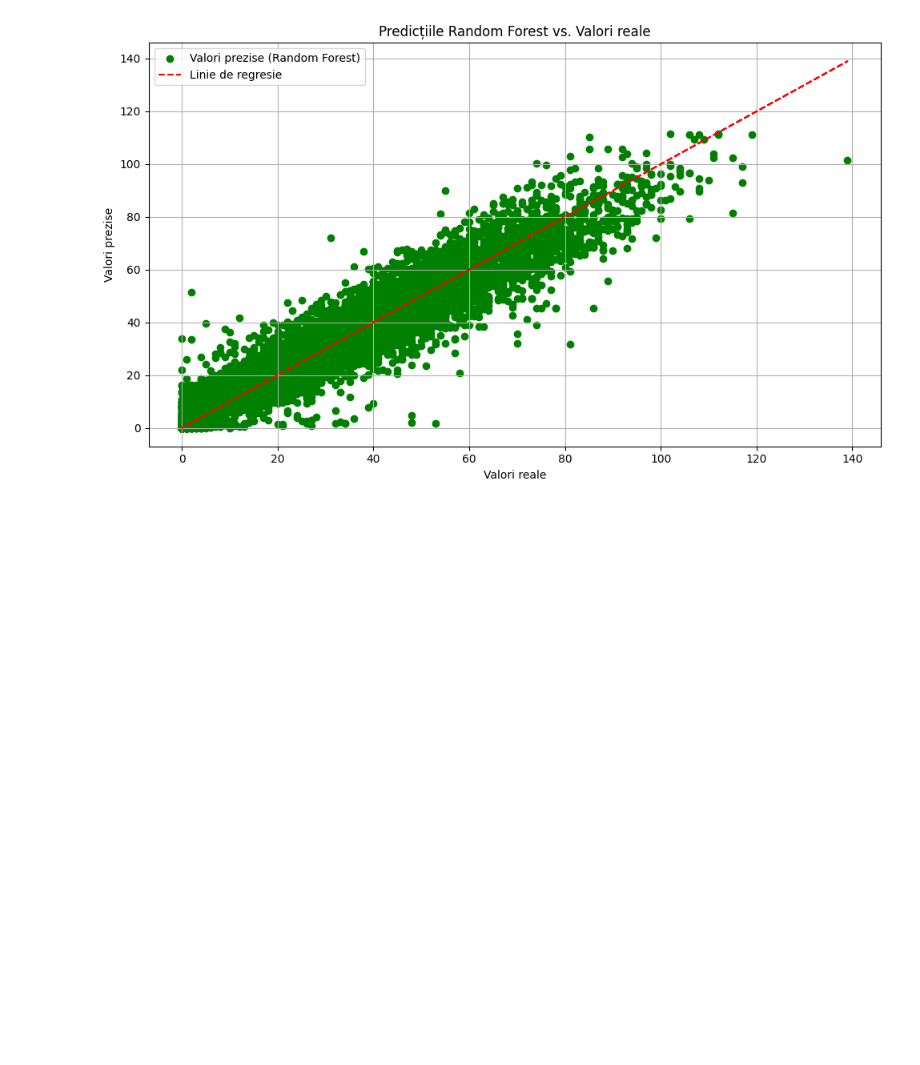
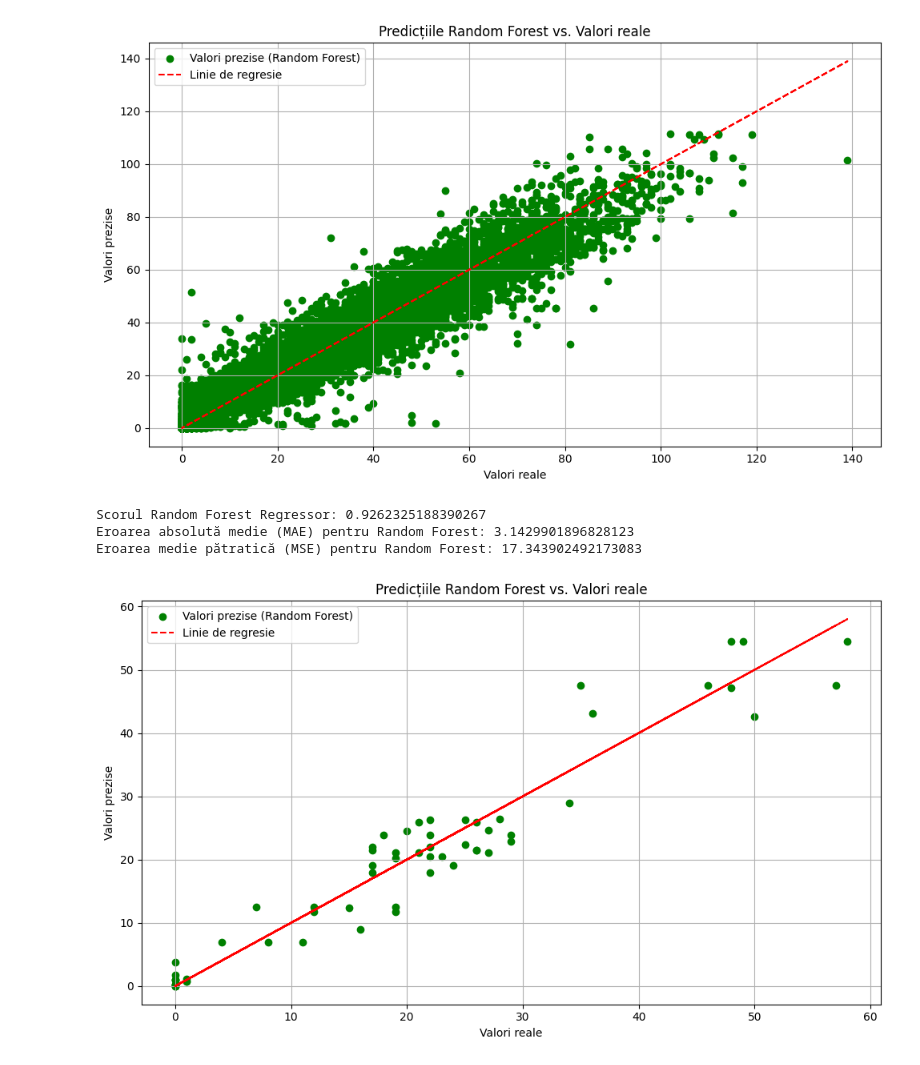
Before and after one commit to AntonelCrisan/CrowdednessCampusGYM, a Jupyter notebook: CrowdednessCampusGYM.ipynb, the cells around one changed output. Drawn from its saved outputs; the diff is of its cells as text; code cells hidden in the pictures; blank space fills up the shorter version.

```diff
--- a/CrowdednessCampusGYM.ipynb
+++ b/CrowdednessCampusGYM.ipynb
@@ -234,3 +253,52 @@ Scorul Random Forest Regressor: 0.9246968136963647
 Eroarea absolută medie (MAE) pentru Random Forest: 4.24002870549327
 Eroarea medie pătratică (MSE) pentru Random Forest: 38.92027860377451
 [figure]
+# %%
+from sklearn.ensemble import RandomForestRegressor
+from sklearn.model_selection import train_test_split
+from sklearn.metrics import mean_absolute_error, mean_squared_error
+import matplotlib.pyplot as plt
+
+# Separarea caracteristicilor și variabilei de răspuns
+X = dataSetForLearningNew # Excludem primele două coloane (datetime și numărul de persoane în sală) pentru caracteristici
+y = dataPeopleNew   # Prima coloană (numărul de persoane în sală) este variabila de răspuns
+y = y.values.ravel()
+
+# Divizarea datelor în set de antrenament și set de testare
+X_train, X_test, y_train, y_test = train_test_split(X, y, test_size=0.2, random_state=42)
+
+# Inițializarea și antrenarea modelului Random Forest Regressor
+rf_model = RandomForestRegressor(n_estimators=100, random_state=42)
+rf_model.fit(X_train, y_train)
+
+# Evaluarea modelului pe setul de testare
+rf_score = rf_model.score(X_test, y_test)
+print("Scorul Random Forest Regressor:", rf_score)
+
+# Predicțiile făcute de model
+predictions_rf = rf_model.predict(X_test)
+
+# Calcularea erorii absolute medii (MAE)
+mae_rf = mean_absolute_error(y_test, predictions_rf)
+print("Eroarea absolută medie (MAE) pentru Random Forest:", mae_rf)
+
+# Calcularea erorii medie pătratice (MSE)
+mse_rf = mean_squared_error(y_test, predictions_rf)
+print("Eroarea medie pătratică (MSE) pentru Random Forest:", mse_rf)
+
+# Trasarea graficului
+plt.figure(figsize=(10, 6))
+plt.scatter(y_test, predictions_rf, color='green', label='Valori prezise (Random Forest)')
+plt.plot(y_test, y_test, color='red', linestyle='--', label='Linie de regresie')
+plt.title('Predicțiile Random Forest vs. Valori reale')
+plt.xlabel('Valori reale')
+plt.ylabel('Valori prezise')
+plt.legend()
+plt.grid(True)
+plt.tight_layout()
+plt.show()
+# %% [output]
+Scorul Random Forest Regressor: 0.9262325188390267
+Eroarea absolută medie (MAE) pentru Random Forest: 3.1429901896828123
+Eroarea medie pătratică (MSE) pentru Random Forest: 17.343902492173083
+[figure, added]
```
Also changed, not shown: parts of 7 cells of this notebook, 15 other files.
